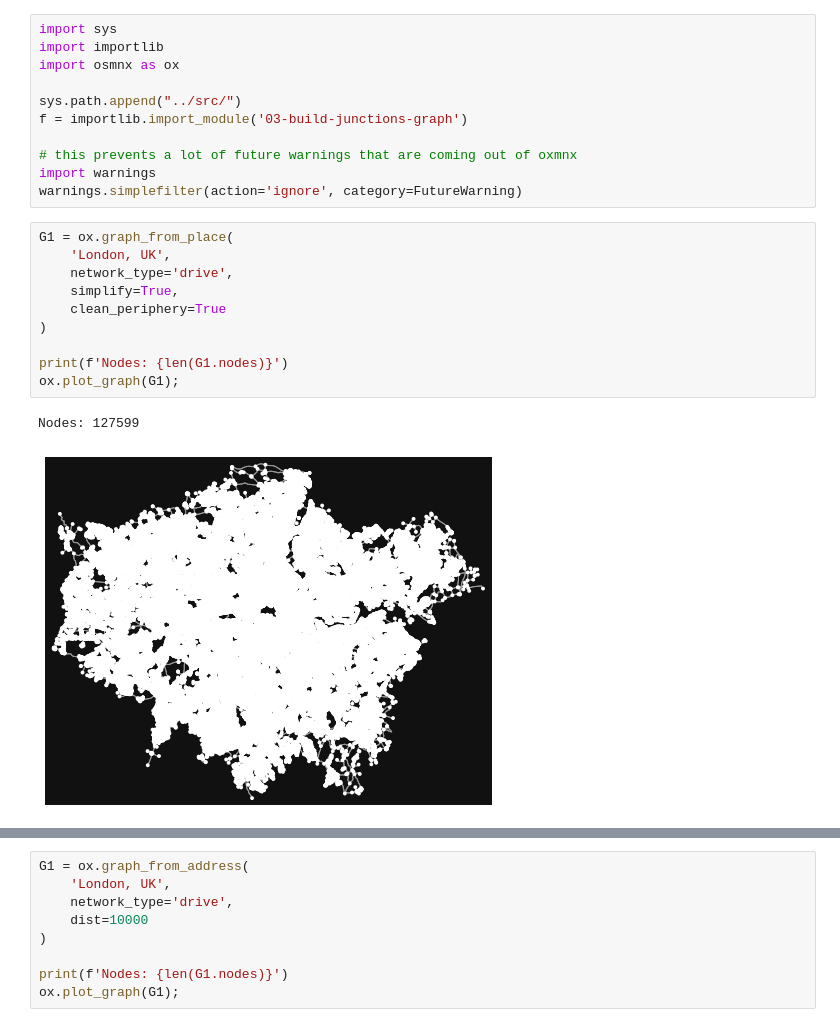
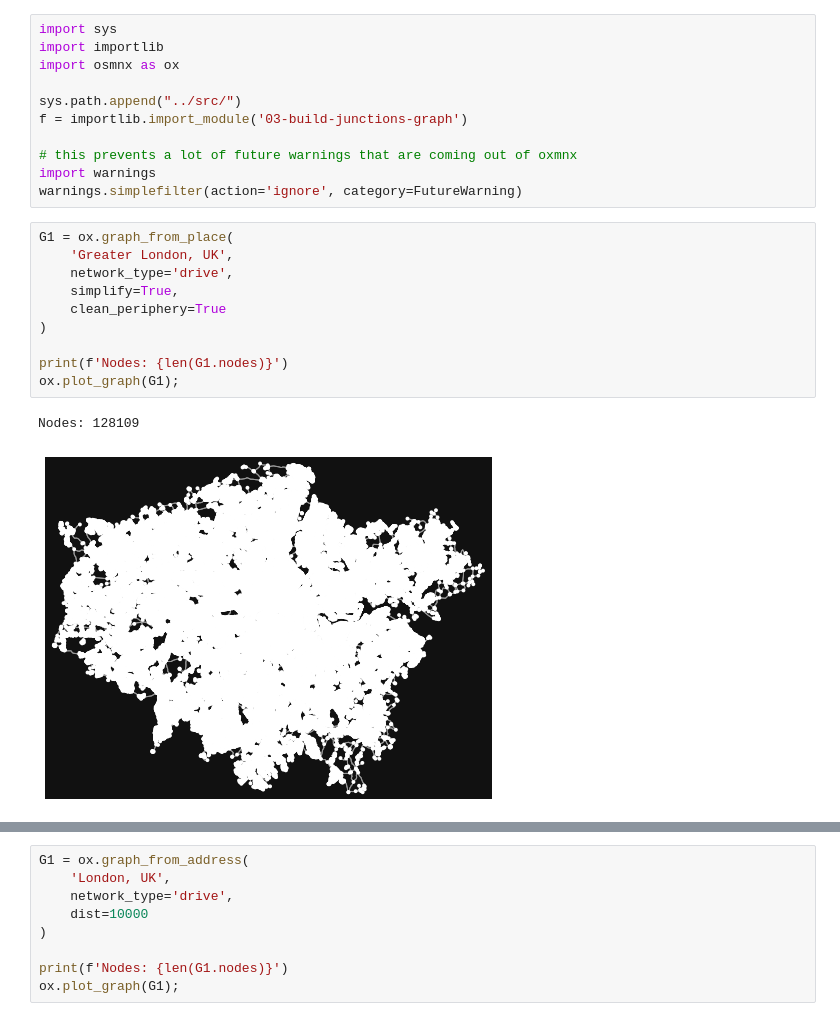
Before and after one commit to londoncyclingcampaign/lcc-dangerous-junctions, a Jupyter notebook: notebooks/junction-naming.ipynb, the cells around one changed output, grey strips where cells are left out. Cells and saved outputs as stored; diff of their text form.

```diff
--- a/notebooks/junction-naming.ipynb
+++ b/notebooks/junction-naming.ipynb
@@ -17,17 +17,17 @@ import warnings
 warnings.simplefilter(action='ignore', category=FutureWarning)
 # %%
 G1 = ox.graph_from_place(
-    'London, UK',
+    'Greater London, UK',
     network_type='drive',
     simplify=True,
     clean_periphery=True
 )
 
 print(f'Nodes: {len(G1.nodes)}')
 ox.plot_graph(G1);
 # %% [output]
-Nodes: 127599
+Nodes: 128109
-[figure, old version]
+[figure, new version]
 # %%
 ox.plot_graph(G1, bbox=(51.525727, 51.493141, -0.060425, -0.130806))
 # %% [output]
```
Also changed, not shown: parts of 1 cell of this notebook, 1 other file.
